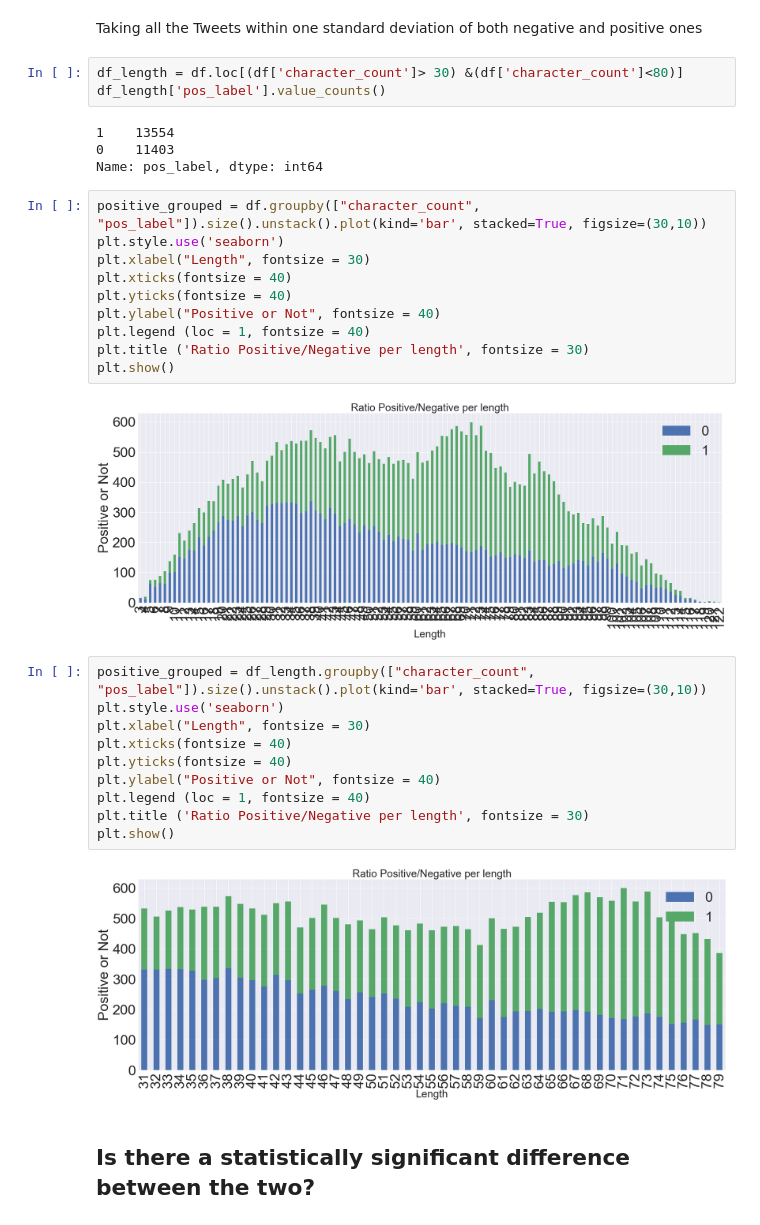
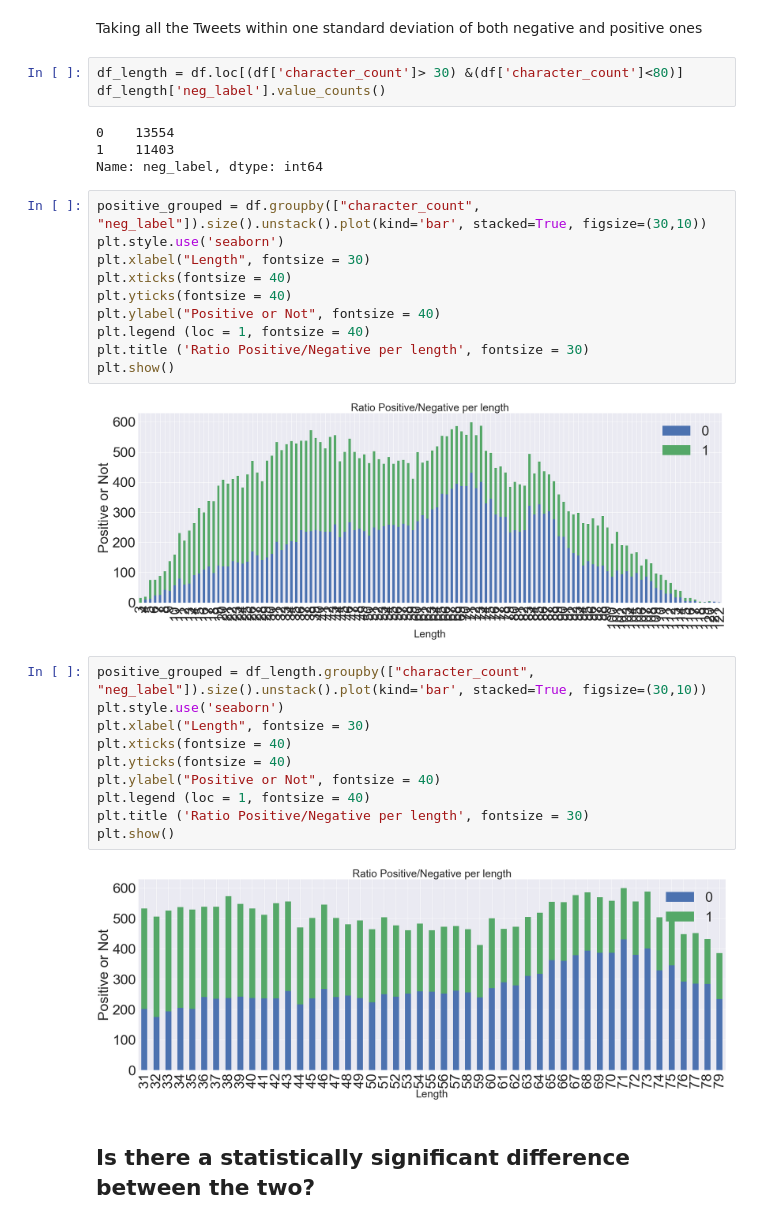
Before and after one commit to matteomm/twitter_sentiment_analysis_hatespeech, a Jupyter notebook: notebooks/EDA.ipynb, the cells around one changed output. Saved outputs shown, nothing was run; the diff lists cells and outputs as text.

```diff
--- a/notebooks/EDA.ipynb
+++ b/notebooks/EDA.ipynb
@@ -821,13 +821,13 @@ neg_std
 Taking all the Tweets within one standard deviation of both negative and positive ones
 # %%
 df_length = df.loc[(df['character_count']> 30) &(df['character_count']<80)]
-df_length['pos_label'].value_counts()
+df_length['neg_label'].value_counts()
 # %% [output]
-1    13554
-0    11403
-Name: pos_label, dtype: int64
+0    13554
+1    11403
+Name: neg_label, dtype: int64
 # %%
-positive_grouped = df.groupby(["character_count", "pos_label"]).size().unstack().plot(kind='bar', stacked=True, figsize=(30,10))
+positive_grouped = df.groupby(["character_count", "neg_label"]).size().unstack().plot(kind='bar', stacked=True, figsize=(30,10))
 plt.style.use('seaborn')
 plt.xlabel("Length", fontsize = 30)
 plt.xticks(fontsize = 40)
@@ -837,19 +837,19 @@ plt.legend (loc = 1, fontsize = 40)
 plt.title ('Ratio Positive/Negative per length', fontsize = 30)
 plt.show()
 # %% [output]
-[figure, old version]
+[figure, new version]
 # %%
-positive_grouped = df_length.groupby(["character_count", "pos_label"]).size().unstack().plot(kind='bar', stacked=True, figsize=(30,10))
+positive_grouped = df_length.groupby(["character_count", "neg_label"]).size().unstack().plot(kind='bar', stacked=True, figsize=(30,10))
 plt.style.use('seaborn')
 plt.xlabel("Length", fontsize = 30)
 plt.xticks(fontsize = 40)
 plt.yticks(fontsize = 40)
 plt.ylabel("Positive or Not", fontsize = 40)
 plt.legend (loc = 1, fontsize = 40)
 plt.title ('Ratio Positive/Negative per length', fontsize = 30)
 plt.show()
 # %% [output]
-[figure, old version]
+[figure, new version]
 # %% [markdown]
 ## Is there a statistically significant difference between the two?
 # %% [markdown]
```
Also changed, not shown: parts of 14 cells of this notebook.
